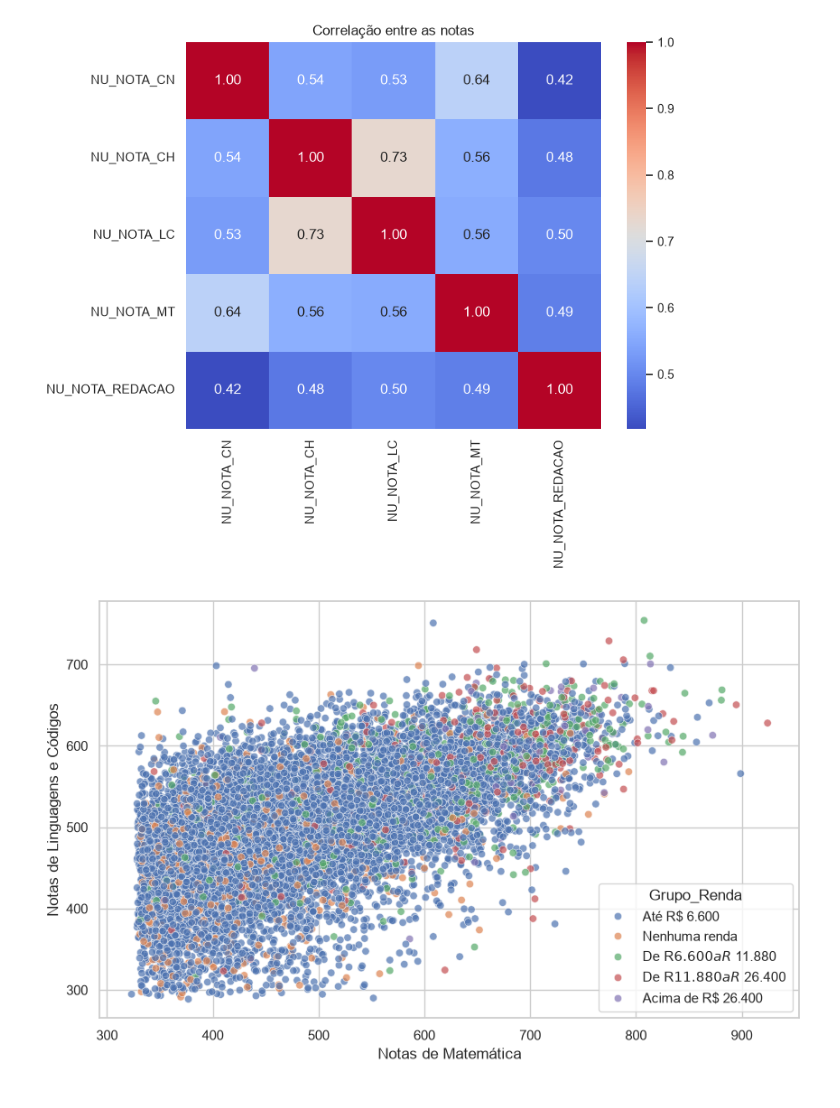
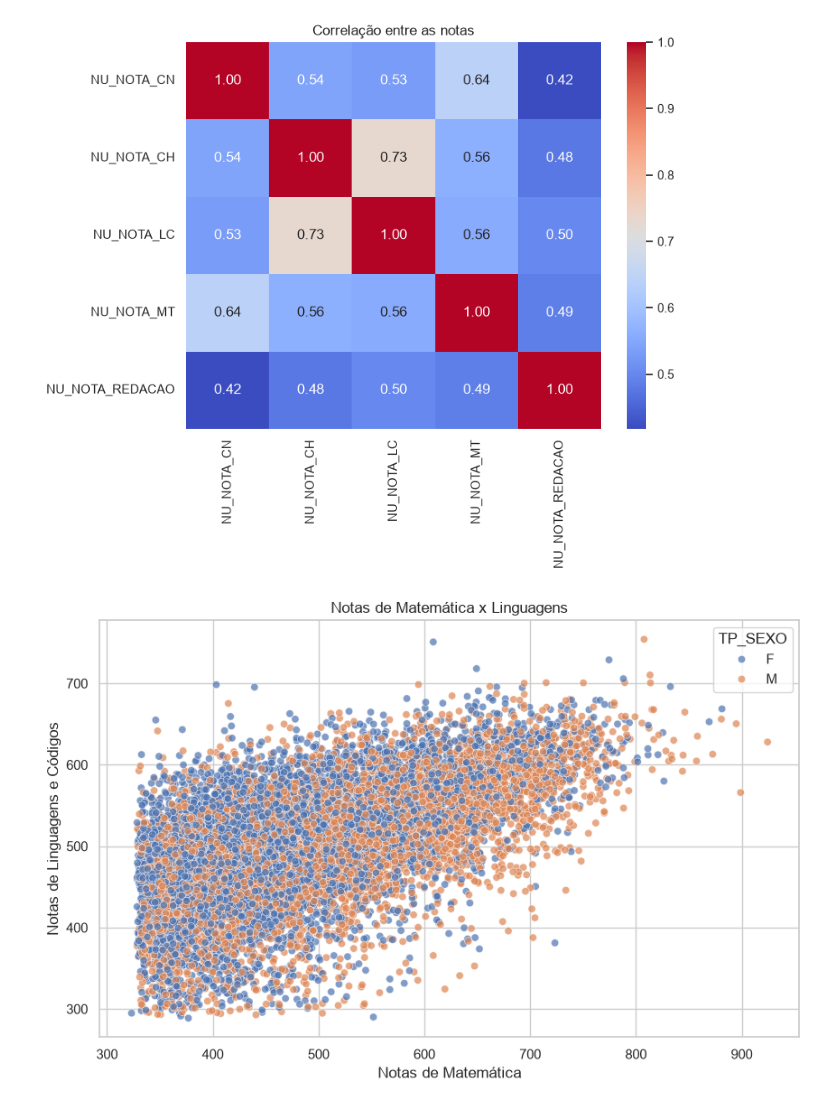
Before and after one commit to mvs105/TESI1---2026.1, a Jupyter notebook: analise_exploratoria_enem_acre.ipynb, the cells around one changed output. Drawn from its saved outputs; the diff is of its cells as text; code cells hidden in the pictures.

```diff
--- a/analise_exploratoria_enem_acre.ipynb
+++ b/analise_exploratoria_enem_acre.ipynb
@@ -341,53 +300,16 @@ plt.show()
 # %% [output]
 [figure]
 # %%
-df_renda = df_acre["Q006"].value_counts().sort_index()
-mapeamento_grupos = {
-    "A": "Nenhuma renda",
-    "B": "Até R$ 6.600",
-    "C": "Até R$ 6.600",
-    "D": "Até R$ 6.600",
-    "E": "Até R$ 6.600",
-    "F": "Até R$ 6.600",
-    "G": "Até R$ 6.600",
-    "H": "Até R$ 6.600",
-    "I": "De R$ 6.600 a R$ 11.880",
-    "J": "De R$ 6.600 a R$ 11.880",
-    "K": "De R$ 6.600 a R$ 11.880",
-    "L": "De R$ 6.600 a R$ 11.880",
-    "M": "De R$ 11.880 a R$ 26.400",
-    "N": "De R$ 11.880 a R$ 26.400",
-    "O": "De R$ 11.880 a R$ 26.400",
-    "P": "De R$ 11.880 a R$ 26.400",
-    "Q": "Acima de R$ 26.400",
-}
-
-df_acre_copia = df_acre.copy()
-df_acre_copia["Grupo_Renda"] = df_acre_copia["Q006"].map(mapeamento_grupos)
-
-ordem_desejada = [
-    "Nenhuma renda",
-    "Até R$ 6.600",
-    "De R$ 6.600 a R$ 11.880",
-    "De R$ 11.880 a R$ 26.400",
-    "Acima de R$ 26.400",
-]
-
-# 4. Fazer a contagem baseada na ordem correta que definimos acima
-df_renda_agrupada = (
-    df_acre_copia["Grupo_Renda"].value_counts().reindex(ordem_desejada)
+df_acre_filtrado = df_acre[(df_acre["NU_NOTA_MT"] > 0) & (df_acre["NU_NOTA_LC"] > 0)]
+sns.scatterplot(
+data=df_acre_filtrado, x='NU_NOTA_MT',
+y='NU_NOTA_LC', alpha=0.7, hue='TP_SEXO'
 )
 
-df_acre_filtrado = df_acre_copia[(df_acre_copia["NU_NOTA_MT"] > 0) & (df_acre_copia["NU_NOTA_LC"] > 0)]
-sns.scatterplot(
-data=df_acre_filtrado, x='NU_NOTA_MT',
-y='NU_NOTA_LC', alpha=0.7, hue='Grupo_Renda'
-)
-
-plt.title('')
+plt.title("Notas de Matemática x Linguagens")
 plt.xlabel('Notas de Matemática')
 plt.ylabel('Notas de Linguagens e Códigos')
 
 plt.show()
 # %% [output]
-[figure, old version]
+[figure, new version]
```
Also changed, not shown: parts of 12 cells of this notebook.
